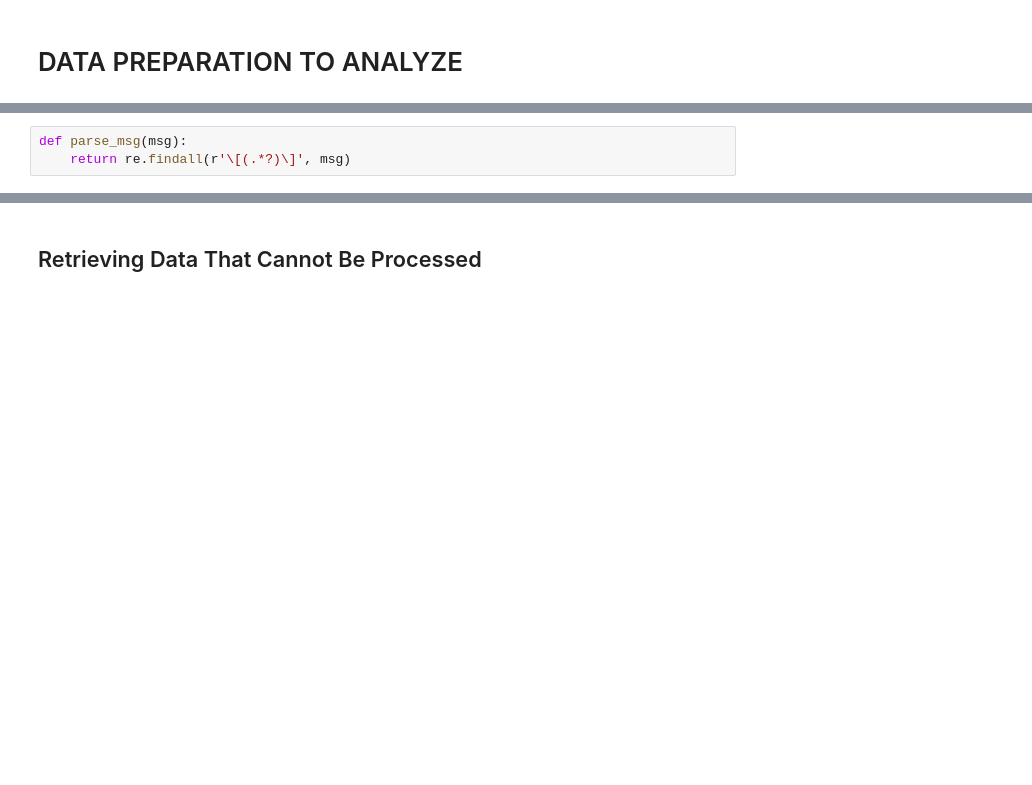
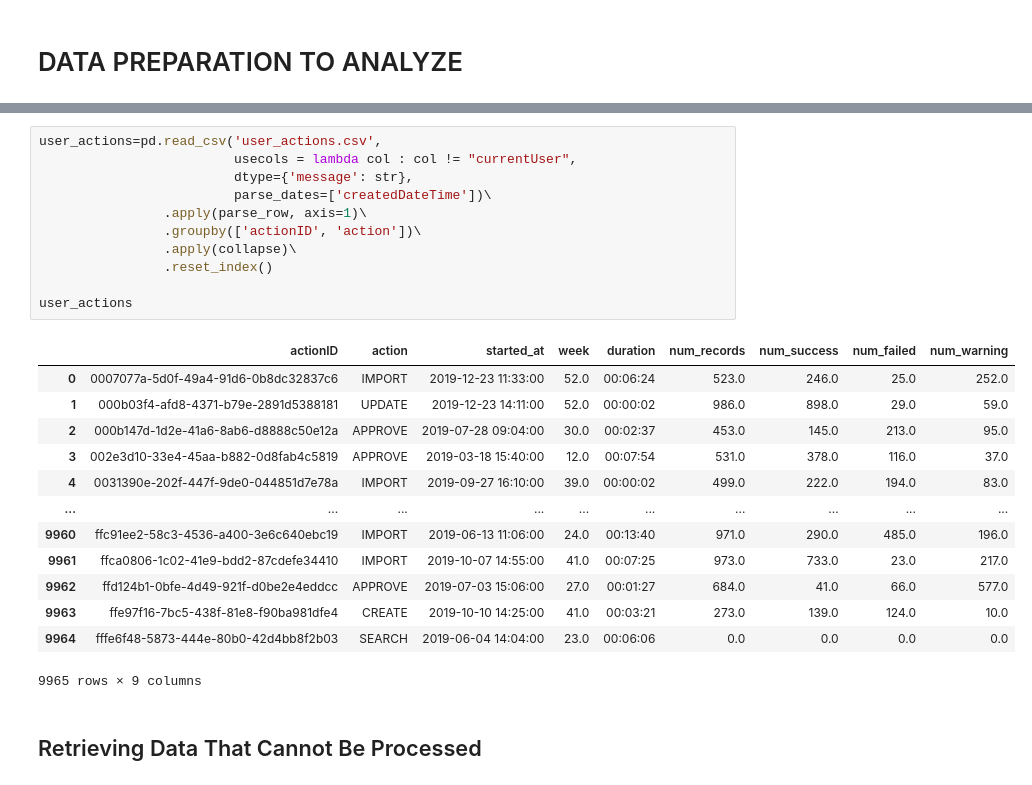
Before and after one commit to Tasenga/ITechArt_Android_App_Review, a Jupyter notebook: analysis_of_user_actions/user_actions.ipynb, the cells around one changed output, grey strips where cells are left out. Drawn from its saved outputs; the diff is of its cells as text; blank space fills up the shorter version.

```diff
--- a/analysis_of_user_actions/user_actions.ipynb
+++ b/analysis_of_user_actions/user_actions.ipynb
@@ -17,3 +10,0 @@ user_actions
-# %%
-def parse_msg(msg):
-    return re.findall(r'\[(.*?)\]', msg)
@@ -40,3 +39,28 @@ processed_data = table_of_start_action.set_index(['actionId', 'action'])\
+# %%
+user_actions=pd.read_csv('user_actions.csv',
+                         usecols = lambda col : col != "currentUser",
+                         dtype={'message': str},
+                         parse_dates=['createdDateTime'])\
+                .apply(parse_row, axis=1)\
+                .groupby(['actionID', 'action'])\
+                .apply(collapse)\
+                .reset_index()
+
+user_actions
+# %% [output]
+|  | actionID | action | started_at | week | duration | num_records | num_success | num_failed | num_warning |
+| 0 | 0007077a-5d0f-49a4-91d6-0b8dc32837c6 | IMPORT | 2019-12-23 11:33:00 | 52.0 | 00:06:24 | 523.0 | 246.0 | 25.0 | 252.0 |
+| 1 | 000b03f4-afd8-4371-b79e-2891d5388181 | UPDATE | 2019-12-23 14:11:00 | 52.0 | 00:00:02 | 986.0 | 898.0 | 29.0 | 59.0 |
+| 2 | 000b147d-1d2e-41a6-8ab6-d8888c50e12a | APPROVE | 2019-07-28 09:04:00 | 30.0 | 00:02:37 | 453.0 | 145.0 | 213.0 | 95.0 |
+| 3 | 002e3d10-33e4-45aa-b882-0d8fab4c5819 | APPROVE | 2019-03-18 15:40:00 | 12.0 | 00:07:54 | 531.0 | 378.0 | 116.0 | 37.0 |
+| 4 | 0031390e-202f-447f-9de0-044851d7e78a | IMPORT | 2019-09-27 16:10:00 | 39.0 | 00:00:02 | 499.0 | 222.0 | 194.0 | 83.0 |
+| ... | ... | ... | ... | ... | ... | ... | ... | ... | ... |
+| 9960 | ffc91ee2-58c3-4536-a400-3e6c640ebc19 | IMPORT | 2019-06-13 11:06:00 | 24.0 | 00:13:40 | 971.0 | 290.0 | 485.0 | 196.0 |
+| 9961 | ffca0806-1c02-41e9-bdd2-87cdefe34410 | IMPORT | 2019-10-07 14:55:00 | 41.0 | 00:07:25 | 973.0 | 733.0 | 23.0 | 217.0 |
+| 9962 | ffd124b1-0bfe-4d49-921f-d0be2e4eddcc | APPROVE | 2019-07-03 15:06:00 | 27.0 | 00:01:27 | 684.0 | 41.0 | 66.0 | 577.0 |
+| 9963 | ffe97f16-7bc5-438f-81e8-f90ba981dfe4 | CREATE | 2019-10-10 14:25:00 | 41.0 | 00:03:21 | 273.0 | 139.0 | 124.0 | 10.0 |
+| 9964 | fffe6f48-5873-444e-80b0-42d4bb8f2b03 | SEARCH | 2019-06-04 14:04:00 | 23.0 | 00:06:06 | 0.0 | 0.0 | 0.0 | 0.0 |
+9965 rows × 9 columns
 # %% [markdown]
 ## Retrieving Data That Cannot Be Processed
 # %%
```
Also changed, not shown: parts of 27 cells of this notebook.
